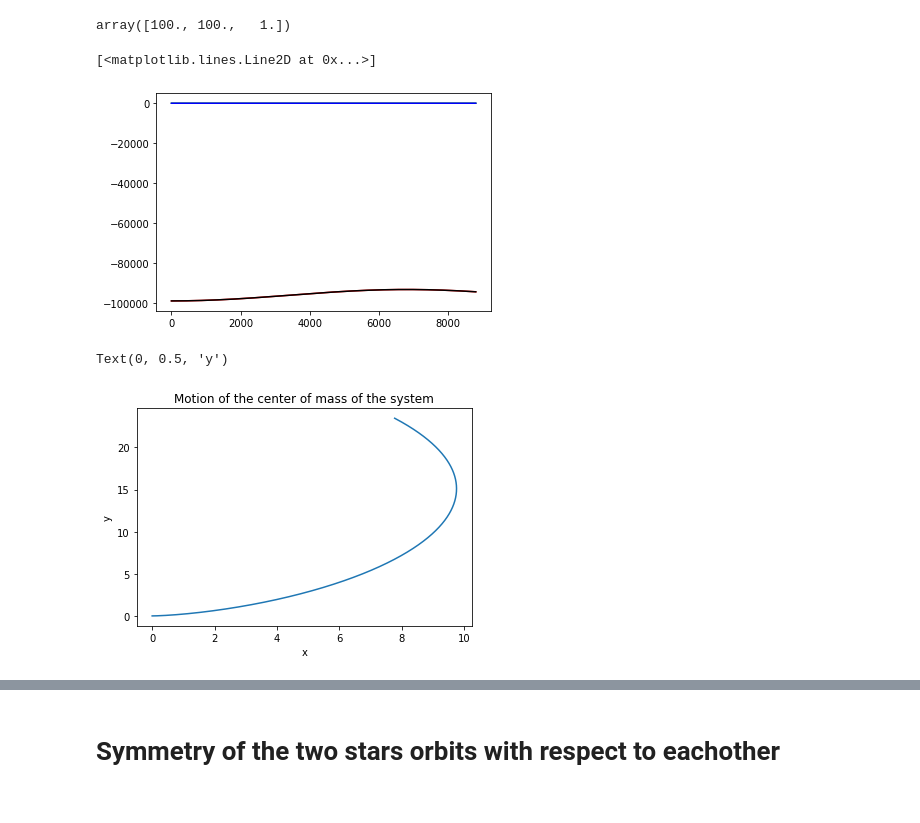
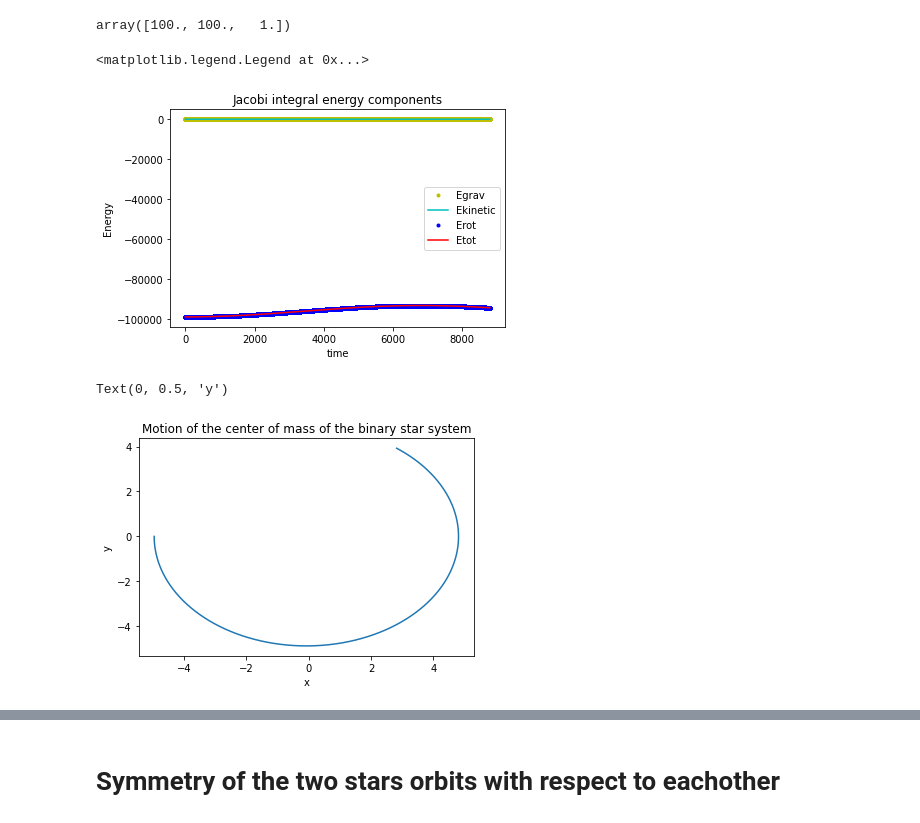
Before and after one commit to sdorsher/ThreeBodyOrbits, a Jupyter notebook: TwoStarsOnePlanet.ipynb, the cells around one changed output, grey strips where cells are left out. Cells and saved outputs as stored; diff of their text form; code cells hidden in the pictures.

Commit message:
Just updating some exploration and plot labels

```diff
--- a/TwoStarsOnePlanet.ipynb
+++ b/TwoStarsOnePlanet.ipynb
@@ -459,6 +459,8 @@ def JacobiStability2(npstar1x,npstar2x,npstar3x,masses,rad0):
     npstar2v=npstar2x[:,3:]
     npstar3pos=npstar3x[:,0:3]
     npstar3v=npstar3x[:,3:]
+    cmcoords=(masses[0]*npstar1pos+masses[1]*npstar2pos+masses[2]*npstar3pos)/(masses[0]+masses[1]+masses[2])
+
     cmprimarycoords=(masses[0]*npstar1pos+masses[1]*npstar2pos)/(masses[0]+masses[1])
     #print(cmcoords)
     cmprimaryv=(masses[0]*npstar1v+masses[1]*npstar2v)/(masses[0]+masses[1])
@@ -487,10 +489,10 @@ def JacobiStability2(npstar1x,npstar2x,npstar3x,masses,rad0):
     Etot=Ekinetic+Egrav+Erot
     #print(Egrav,Ekinetic,Erot,Etot)
     deltaE=np.abs(np.std(Etot)/np.mean(Etot))
-    return deltaE, np.mean(Etot), cmprimarycoords, Ekinetic, Egrav, Erot, Etot
+    return deltaE, np.mean(Etot), cmcoords, cmprimarycoords, Ekinetic, Egrav, Erot, Etot
 # %%
 #import JacobiStability
-deltaE, Javg,cmprimary, Ekinetic, Egrav, Erot, Etot = JacobiStability2(npstar1x,npstar2x,npstar3x,masses,rad0)
+deltaE, Javg,cm, cmprimary, Ekinetic, Egrav, Erot, Etot = JacobiStability2(npstar1x,npstar2x,npstar3x,masses,rad0)
 # %% [output]
 10 [990.02487562 990.02492577 990.02517627 ... 968.46337821 968.39089008
  968.31971535] [1000.02487562 1000.02482597 1000.02457798 ...  975.13394141  975.20640709
@@ -510,19 +512,23 @@ masses
 # %% [output]
 array([100., 100.,   1.])
 # %%
-plt.plot(nptimes,Egrav,'g')
-plt.plot(nptimes,Ekinetic,'b')
+line,=plt.plot(nptimes,Egrav,'.y',label="Egrav")
+plt.plot(nptimes,Ekinetic,'c',label="Ekinetic")
 #plt.plot(nptimes,Egrav+Ekinetic,'k')
-plt.plot(nptimes,Erot,'r')
-plt.plot(nptimes,Etot,'k')
+plt.plot(nptimes,Erot,'.b',label="Erot")
+plt.plot(nptimes,Etot,'r',label="Etot")
+plt.title("Jacobi integral energy components")
+plt.xlabel("time")
+plt.ylabel("Energy")
+plt.legend()
 # %% [output]
-[<matplotlib.lines.Line2D at 0x...>]
+<matplotlib.legend.Legend at 0x...>
-[figure, old version]
+[figure, new version]
 # %%
-plt.plot(cmprimary[:,0],cmprimary[:,1])
-plt.title("Motion of the center of mass of the system")
+plt.plot(cmprimary[:,0]-cm[:,0],cmprimary[:,1]-cm[:,1])
+plt.title("Motion of the center of mass of the binary star system")
 plt.xlabel("x")
 plt.ylabel("y")
 # %% [output]
 Text(0, 0.5, 'y')
-[figure, old version]
+[figure, new version]
```
Also changed, not shown: parts of 1 cell of this notebook.
